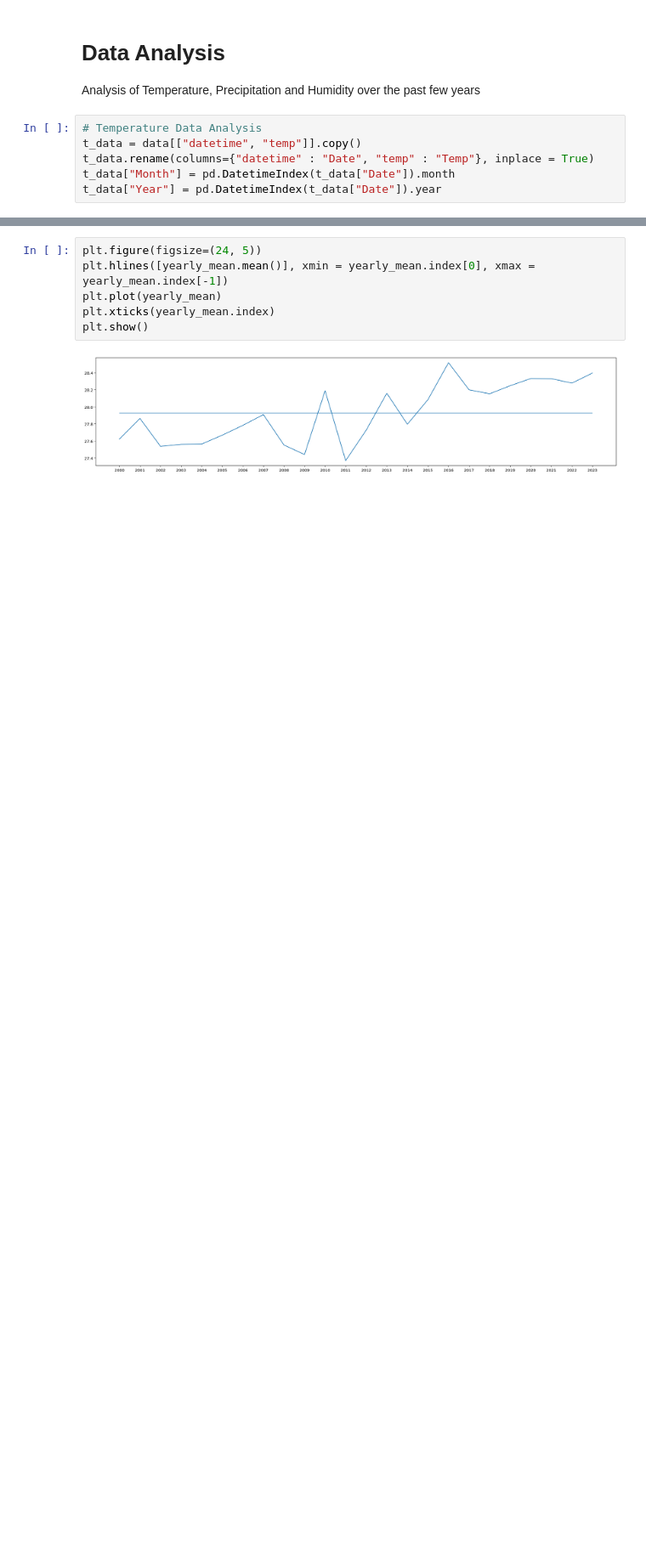
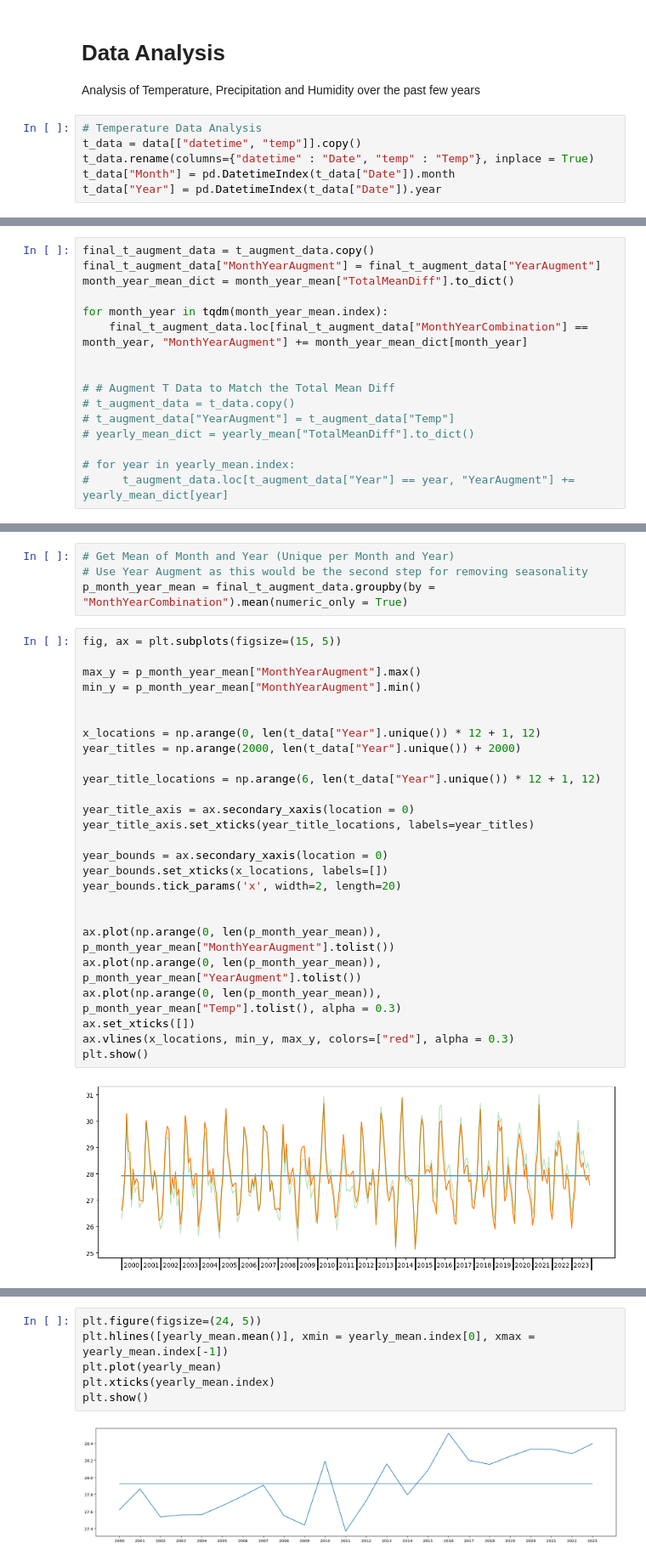
Before and after one commit to alaricespina/Thesis-Repository, a Jupyter notebook: Auto Regressive Ensemble Modelling/AutoRegressive Model.ipynb, the cells around one changed output, grey strips where cells are left out. Shown at 85% size. Cells and saved outputs as stored; diff of their text form; blank space fills up the shorter version.

```diff
--- a/Auto Regressive Ensemble Modelling/AutoRegressive Model.ipynb
+++ b/Auto Regressive Ensemble Modelling/AutoRegressive Model.ipynb
@@ -58,0 +163,16 @@ Name: Temp, dtype: float64
+# %%
+final_t_augment_data = t_augment_data.copy()
+final_t_augment_data["MonthYearAugment"] = final_t_augment_data["YearAugment"]
+month_year_mean_dict = month_year_mean["TotalMeanDiff"].to_dict()
+
+for month_year in tqdm(month_year_mean.index):
+    final_t_augment_data.loc[final_t_augment_data["MonthYearCombination"] == month_year, "MonthYearAugment"] += month_year_mean_dict[month_year]
+
+
+# # Augment T Data to Match the Total Mean Diff
+# t_augment_data = t_data.copy()
+# t_augment_data["YearAugment"] = t_augment_data["Temp"]
+# yearly_mean_dict = yearly_mean["TotalMeanDiff"].to_dict()
+
+# for year in yearly_mean.index:
+#     t_augment_data.loc[t_augment_data["Year"] == year, "YearAugment"] += yearly_mean_dict[year]
@@ -58,0 +195,32 @@ Name: Temp, dtype: float64
+# %%
+# Get Mean of Month and Year (Unique per Month and Year)
+# Use Year Augment as this would be the second step for removing seasonality
+p_month_year_mean = final_t_augment_data.groupby(by = "MonthYearCombination").mean(numeric_only = True)
+# %%
+fig, ax = plt.subplots(figsize=(15, 5))
+
+max_y = p_month_year_mean["MonthYearAugment"].max()
+min_y = p_month_year_mean["MonthYearAugment"].min()
+
+
+x_locations = np.arange(0, len(t_data["Year"].unique()) * 12 + 1, 12)
+year_titles = np.arange(2000, len(t_data["Year"].unique()) + 2000)
+
+year_title_locations = np.arange(6, len(t_data["Year"].unique()) * 12 + 1, 12)
+
+year_title_axis = ax.secondary_xaxis(location = 0)
+year_title_axis.set_xticks(year_title_locations, labels=year_titles)
+
+year_bounds = ax.secondary_xaxis(location = 0)
+year_bounds.set_xticks(x_locations, labels=[])
+year_bounds.tick_params('x', width=2, length=20)
+
+
+ax.plot(np.arange(0, len(p_month_year_mean)), p_month_year_mean["MonthYearAugment"].tolist())
+ax.plot(np.arange(0, len(p_month_year_mean)), p_month_year_mean["YearAugment"].tolist())
+ax.plot(np.arange(0, len(p_month_year_mean)), p_month_year_mean["Temp"].tolist(), alpha = 0.3)
+ax.set_xticks([])
+ax.vlines(x_locations, min_y, max_y, colors=["red"], alpha = 0.3)
+plt.show()
+# %% [output]
+[figure, added]
```
Also changed, not shown: parts of 30 cells of this notebook.
